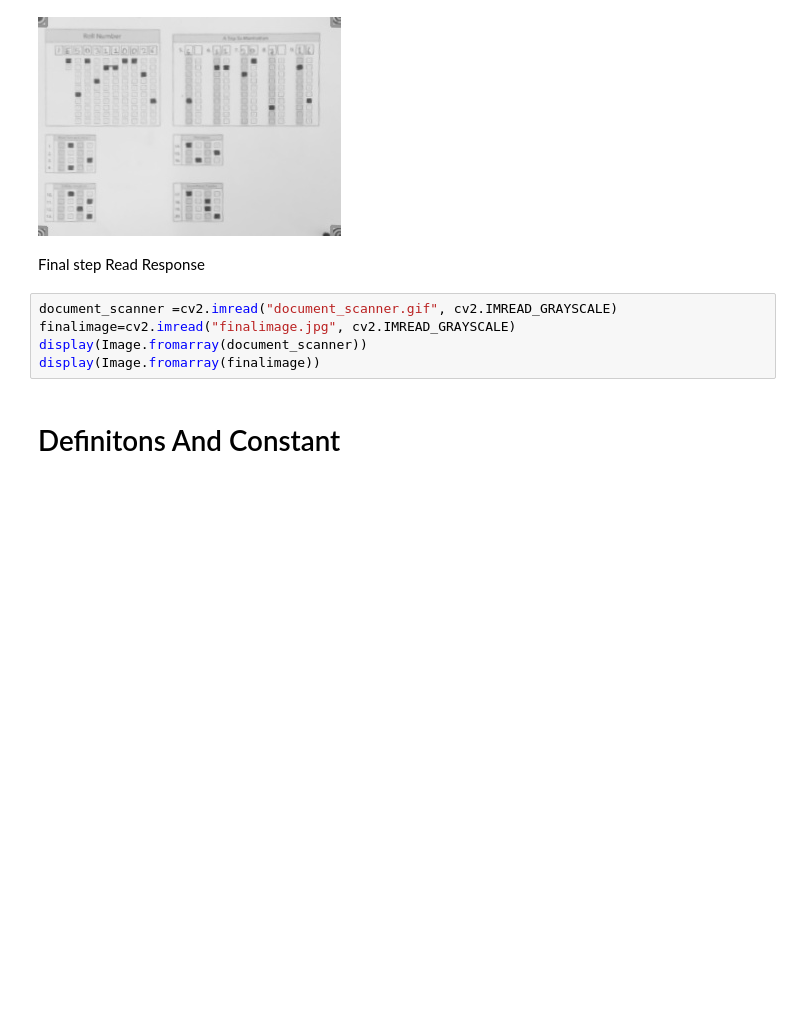
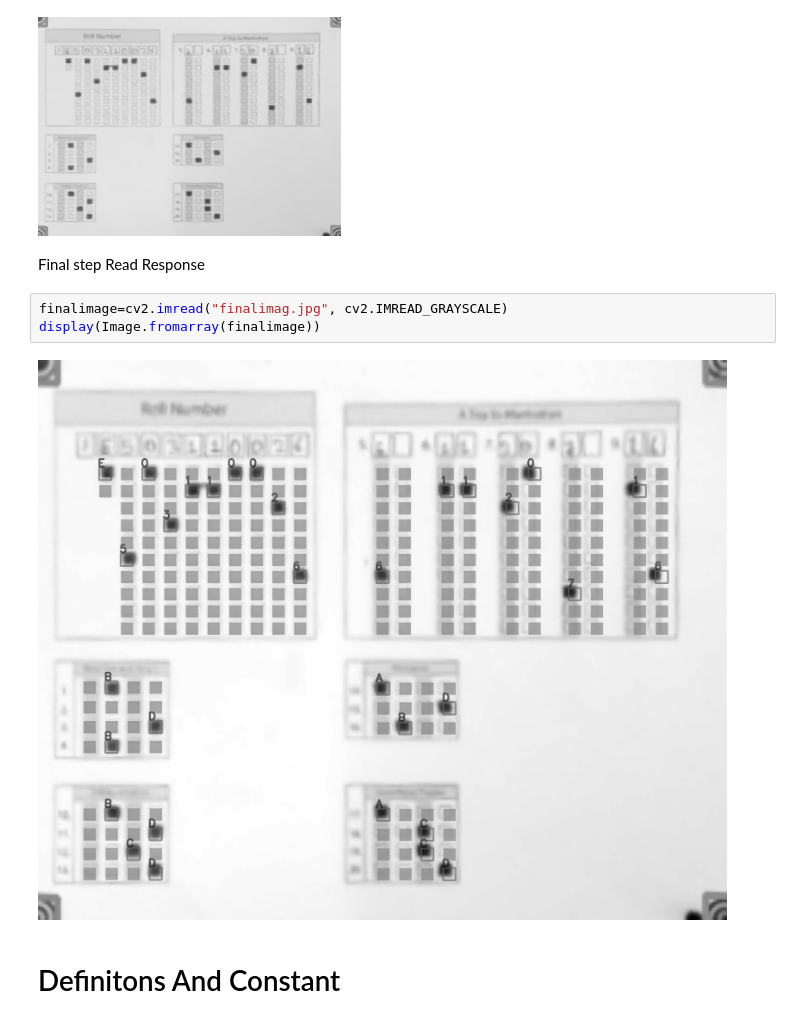
Before and after one commit to Udayraj123/OMRChecker, a Jupyter notebook: OMR.ipynb, the cells around one changed output. Saved outputs shown, nothing was run; the diff lists cells and outputs as text; blank space fills up the shorter version.

```diff
--- a/OMR.ipynb
+++ b/OMR.ipynb
@@ -41,10 +41,10 @@ display(Image.fromarray(image))
 # %% [markdown]
 Final step Read Response
 # %%
-document_scanner =cv2.imread("document_scanner.gif", cv2.IMREAD_GRAYSCALE)
-finalimage=cv2.imread("finalimage.jpg", cv2.IMREAD_GRAYSCALE)
-display(Image.fromarray(document_scanner))
+finalimage=cv2.imread("finalimag.jpg", cv2.IMREAD_GRAYSCALE)
 display(Image.fromarray(finalimage))
+# %% [output]
+[figure, added]
 # %% [markdown]
 # Definitons And Constant
 # %%
```
